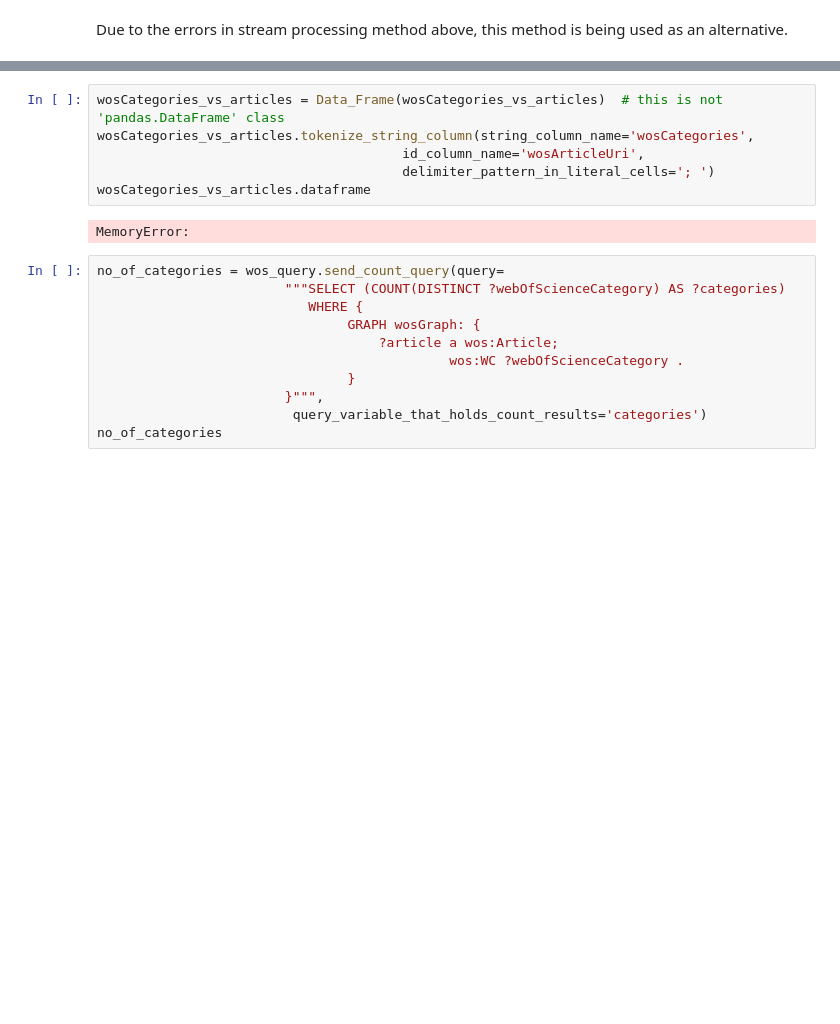
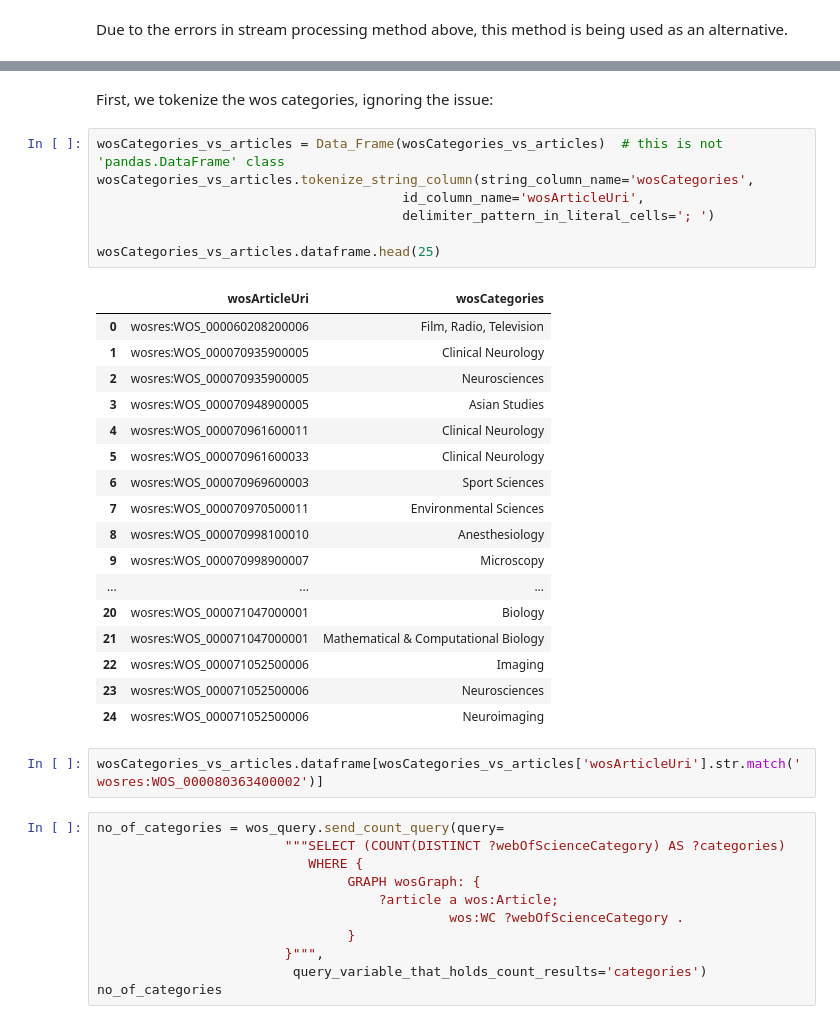
Before and after one commit to clokman/KFIR, a Jupyter notebook: notebooks/KFIR.ipynb, the cells around one changed output, grey strips where cells are left out. Drawn from its saved outputs; the diff is of its cells as text; blank space fills up the shorter version.

```diff
--- a/notebooks/KFIR.ipynb
+++ b/notebooks/KFIR.ipynb
@@ -1555,11 +1573,32 @@ wosCategories_vs_articles.loc()
+# %% [markdown]
+First, we tokenize the wos categories, ignoring the issue:
 # %%
 wosCategories_vs_articles = Data_Frame(wosCategories_vs_articles)  # this is not 'pandas.DataFrame' class
 wosCategories_vs_articles.tokenize_string_column(string_column_name='wosCategories',
                                        id_column_name='wosArticleUri',
                                        delimiter_pattern_in_literal_cells='; ')
-wosCategories_vs_articles.dataframe
+
+wosCategories_vs_articles.dataframe.head(25)
 # %% [output]
-MemoryError:
+|  | wosArticleUri | wosCategories |
+| 0 | wosres:WOS_000060208200006 | Film, Radio, Television |
+| 1 | wosres:WOS_000070935900005 | Clinical Neurology |
+| 2 | wosres:WOS_000070935900005 | Neurosciences |
+| 3 | wosres:WOS_000070948900005 | Asian Studies |
+| 4 | wosres:WOS_000070961600011 | Clinical Neurology |
+| 5 | wosres:WOS_000070961600033 | Clinical Neurology |
+| 6 | wosres:WOS_000070969600003 | Sport Sciences |
+| 7 | wosres:WOS_000070970500011 | Environmental Sciences |
+| 8 | wosres:WOS_000070998100010 | Anesthesiology |
+| 9 | wosres:WOS_000070998900007 | Microscopy |
+| ... | ... | ... |
+| 20 | wosres:WOS_000071047000001 | Biology |
+| 21 | wosres:WOS_000071047000001 | Mathematical & Computational Biology |
+| 22 | wosres:WOS_000071052500006 | Imaging |
+| 23 | wosres:WOS_000071052500006 | Neurosciences |
+| 24 | wosres:WOS_000071052500006 | Neuroimaging |
+# %%
+wosCategories_vs_articles.dataframe[wosCategories_vs_articles['wosArticleUri'].str.match('wosres:WOS_000080363400002')]
 # %%
 no_of_categories = wos_query.send_count_query(query=
                         """SELECT (COUNT(DISTINCT ?webOfScienceCategory) AS ?categories)
```
Also changed, not shown: parts of 6 cells of this notebook.
